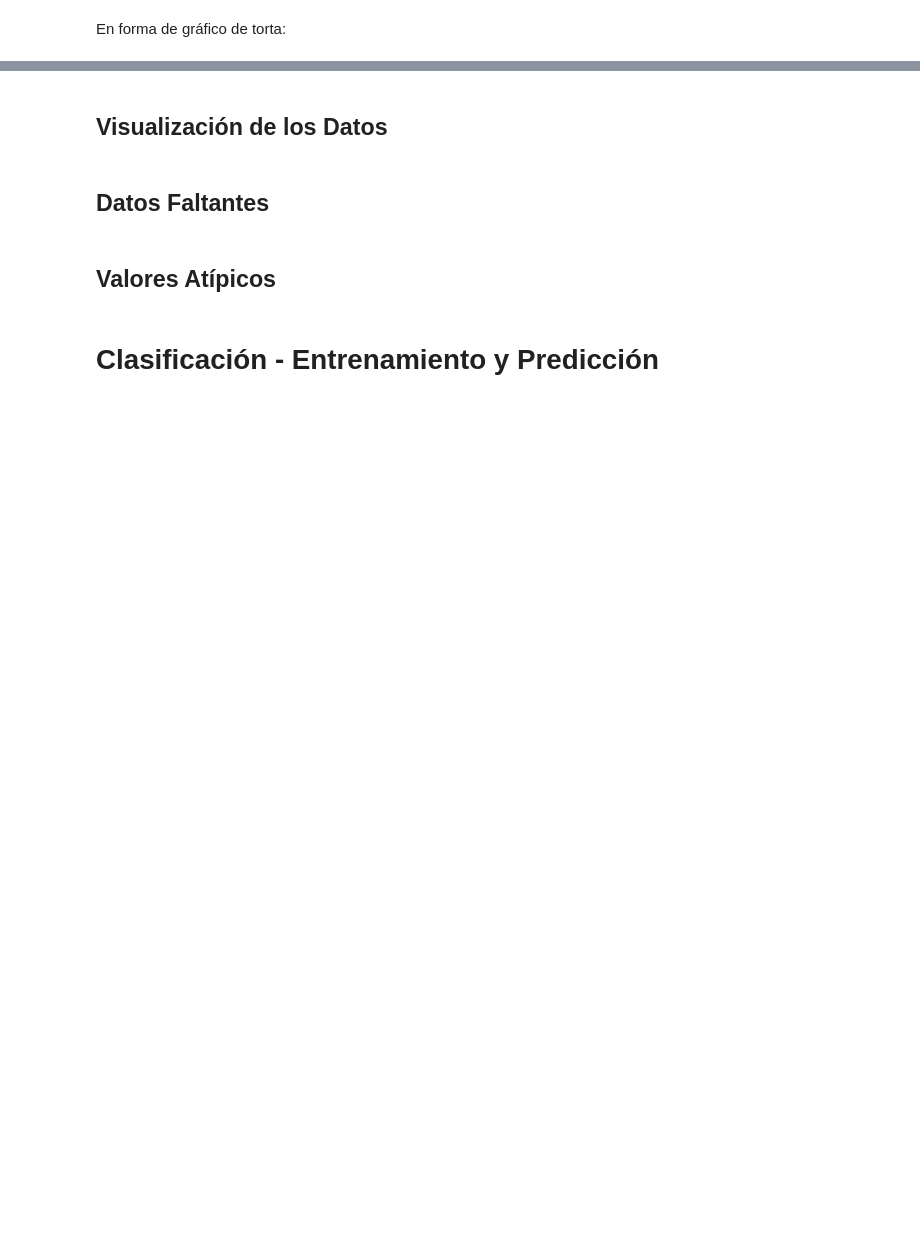
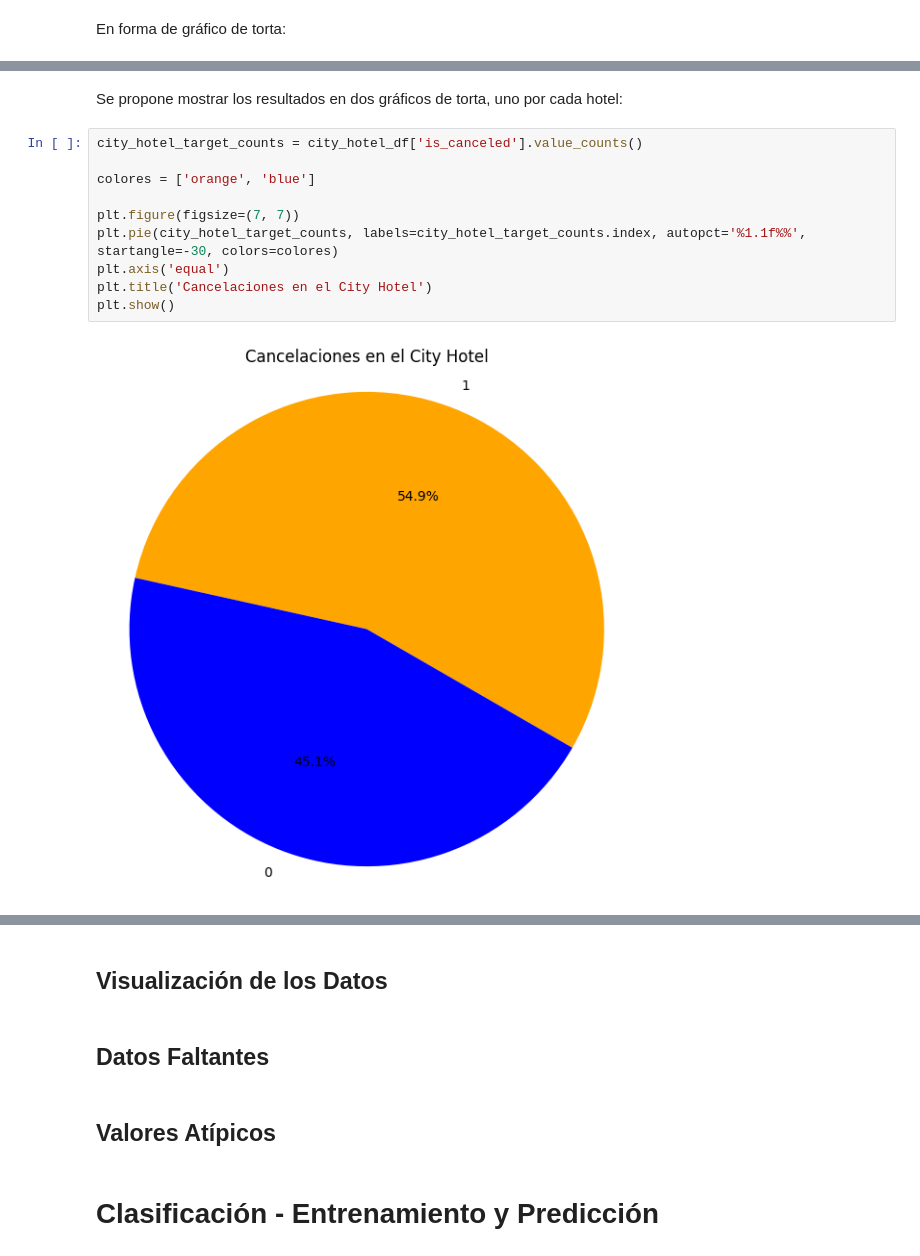
Before and after one commit to InspectorDave/OrgaDeDatos-TPs, a Jupyter notebook: 7506R_TP1_GRUPO11_CHP1_ENTREGA.ipynb, the cells around one changed output, grey strips where cells are left out. Cells and saved outputs as stored; diff of their text form; blank space fills up the shorter version.

```diff
--- a/7506R_TP1_GRUPO11_CHP1_ENTREGA.ipynb
+++ b/7506R_TP1_GRUPO11_CHP1_ENTREGA.ipynb
@@ -139,0 +151,14 @@ En cuanto a su relación con el **target**, no se considera relevante para el en
+# %% [markdown]
+Se propone mostrar los resultados en dos gráficos de torta, uno por cada hotel:
+# %%
+city_hotel_target_counts = city_hotel_df['is_canceled'].value_counts()
+
+colores = ['orange', 'blue']
+
+plt.figure(figsize=(7, 7))
+plt.pie(city_hotel_target_counts, labels=city_hotel_target_counts.index, autopct='%1.1f%%', startangle=-30, colors=colores)
+plt.axis('equal')
+plt.title('Cancelaciones en el City Hotel')
+plt.show()
+# %% [output]
+[figure, added]
```
Also changed, not shown: parts of 27 cells of this notebook.
